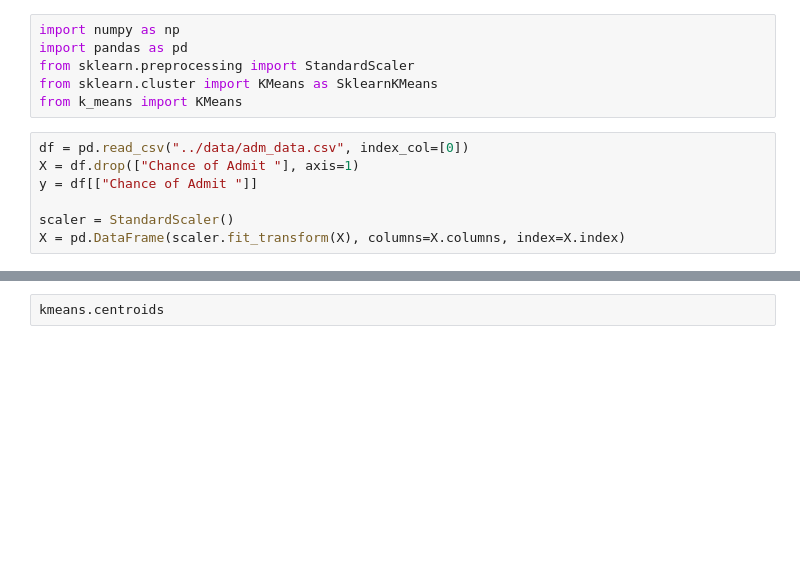
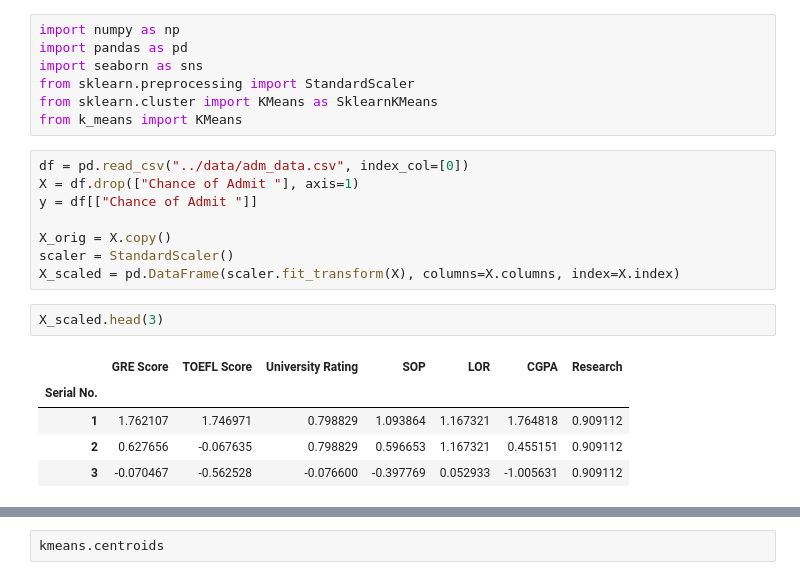
Before and after one commit to Samirnunes/ml-algorithms-from-scratch, a Jupyter notebook: k_means/src/test.ipynb, the cells around one changed output, grey strips where cells are left out. Cells and saved outputs as stored; diff of their text form; blank space fills up the shorter version.

```diff
--- a/k_means/src/test.ipynb
+++ b/k_means/src/test.ipynb
@@ -1,6 +1,7 @@
 # %%
 import numpy as np
 import pandas as pd
+import seaborn as sns
 from sklearn.preprocessing import StandardScaler
 from sklearn.cluster import KMeans as SklearnKMeans
 from k_means import KMeans
@@ -9,5 +10,14 @@ df = pd.read_csv("../data/adm_data.csv", index_col=[0])
 X = df.drop(["Chance of Admit "], axis=1)
 y = df[["Chance of Admit "]]
 
+X_orig = X.copy()
 scaler = StandardScaler()
-X = pd.DataFrame(scaler.fit_transform(X), columns=X.columns, index=X.index)
+X_scaled = pd.DataFrame(scaler.fit_transform(X), columns=X.columns, index=X.index)
+# %%
+X_scaled.head(3)
+# %% [output]
+|  | GRE Score | TOEFL Score | University Rating | SOP | LOR | CGPA | Research |
+| Serial No. |  |  |  |  |  |  |  |
+| 1 | 1.762107 | 1.746971 | 0.798829 | 1.093864 | 1.167321 | 1.764818 | 0.909112 |
+| 2 | 0.627656 | -0.067635 | 0.798829 | 0.596653 | 1.167321 | 0.455151 | 0.909112 |
+| 3 | -0.070467 | -0.562528 | -0.076600 | -0.397769 | 0.052933 | -1.005631 | 0.909112 |
```
Also changed, not shown: parts of 11 cells of this notebook.
